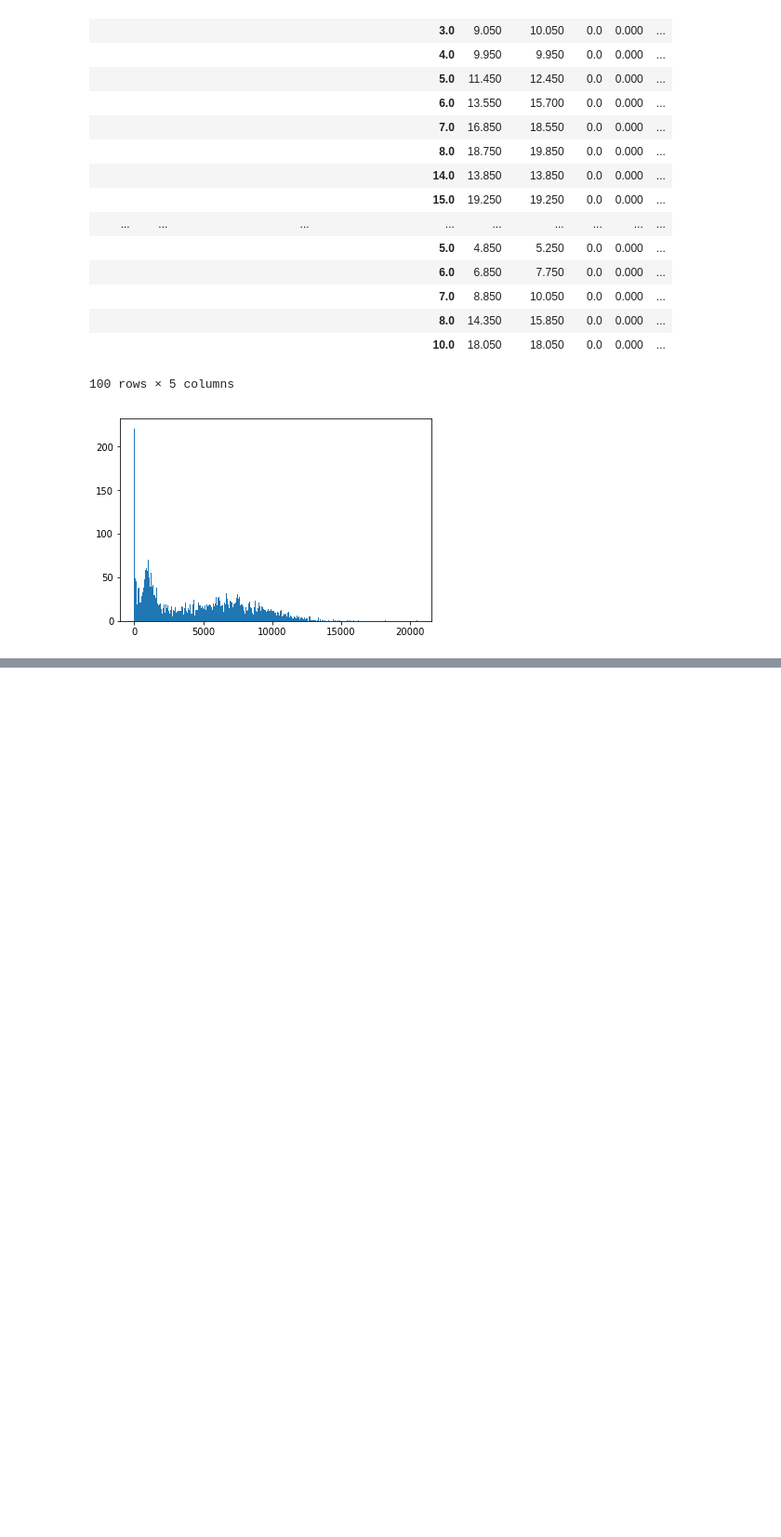
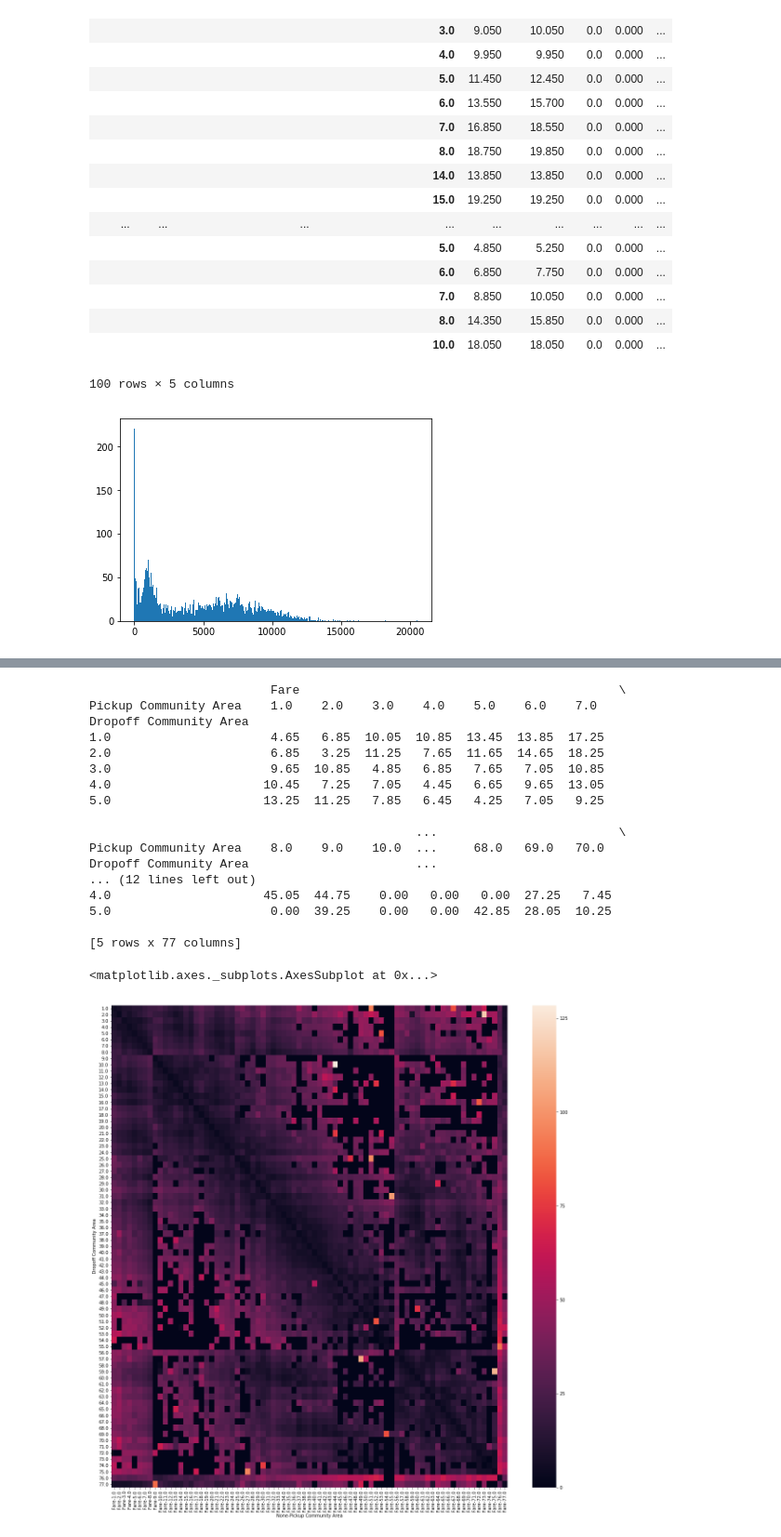
Before and after one commit to vineetgarg93/Chi-Town-Analytica, a Jupyter notebook: Analysis.ipynb, the cells around one changed output, grey strips where cells are left out. Shown at 93% size. Drawn from its saved outputs; the diff is of its cells as text; code cells hidden in the pictures; blank space fills up the shorter version.

```diff
--- a/Analysis.ipynb
+++ b/Analysis.ipynb
@@ -58,0 +107,3 @@ trips_by_taxi.to_excel("Data/Trip_by_month_hour.xlsx")
+# %%
+trips_by_pick_drop=tp[['Pickup Community Area','Dropoff Community Area','Fare','Trip Total','Trip Miles','Trip Seconds']].groupby(['Pickup Community Area','Dropoff Community Area']).agg({'Fare':'median','Trip Total':'median','Trip Seconds':'median','Trip Miles':'median'})
+trips_by_pick_drop.head(100)
@@ -58,0 +130,25 @@ trips_by_taxi.to_excel("Data/Trip_by_month_hour.xlsx")
+# %%
+df_plt=trips_by_pick_drop[["Fare"]].unstack(0).fillna(0)
+print(df_plt.head())
+fig=plt.figure(figsize=(20,20))
+sns.heatmap(df_plt)
+# %% [output]
+                         Fare                                            \
+Pickup Community Area    1.0    2.0    3.0    4.0    5.0    6.0    7.0
+Dropoff Community Area
+1.0                      4.65   6.85  10.05  10.85  13.45  13.85  17.25
+2.0                      6.85   3.25  11.25   7.65  11.65  14.65  18.25
+3.0                      9.65  10.85   4.85   6.85   7.65   7.05  10.85
+4.0                     10.45   7.25   7.05   4.45   6.65   9.65  13.05
+5.0                     13.25  11.25   7.85   6.45   4.25   7.05   9.25
+
+                                             ...                         \
+Pickup Community Area    8.0    9.0    10.0  ...     68.0   69.0   70.0
+Dropoff Community Area                       ...
+... (12 lines left out)
+4.0                     45.05  44.75    0.00   0.00   0.00  27.25   7.45
+5.0                      0.00  39.25    0.00   0.00  42.85  28.05  10.25
+
+[5 rows x 77 columns]
+<matplotlib.axes._subplots.AxesSubplot at 0x...>
+[figure, added]
```
Also changed, not shown: parts of 5 cells of this notebook.
